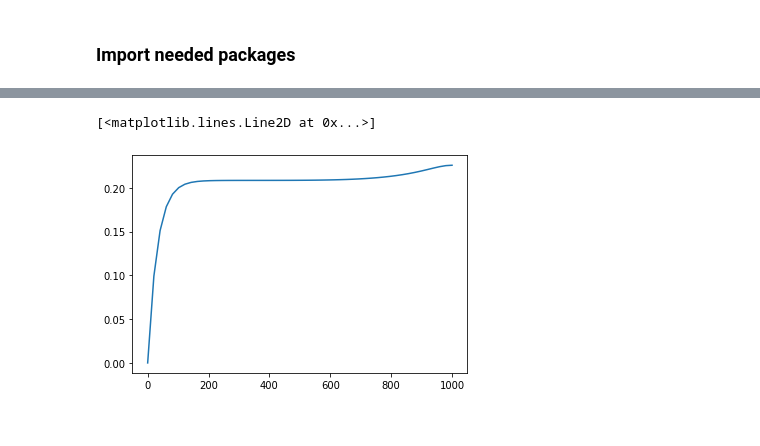
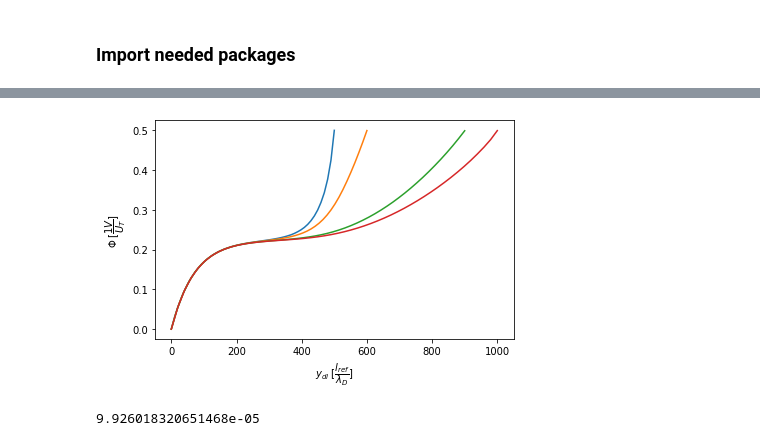
Before and after one commit to ColgateShots/PNP, a Jupyter notebook: FENICS_SOLVER_MESHED-ROT.ipynb, the cells around one changed output, grey strips where cells are left out. Cells and saved outputs as stored; diff of their text form; code cells hidden in the pictures.

```diff
--- a/FENICS_SOLVER_MESHED-ROT.ipynb
+++ b/FENICS_SOLVER_MESHED-ROT.ipynb
@@ -104,8 +100,26 @@ plt.plot(np.linspace(0,900),[S1(200,x,0) for x in np.linspace(0,900)])
-# %%
-plt.plot(np.linspace(0,1000),[S1(300,x,0) for x in np.linspace(0,1000)])
-# %% [output]
-[<matplotlib.lines.Line2D at 0x...>]
-[figure, removed]
+# %%
+fig = plt.figure()
+ax = fig.add_subplot()
+
+ax.plot(np.linspace(0,500),[S1(0,x,0) for x in np.linspace(0,500)])
+ax.plot(np.linspace(0,600),[S1(100,x,0) for x in np.linspace(0,600)])
+ax.plot(np.linspace(0,900),[S1(200,x,0) for x in np.linspace(0,900)])
+ax.plot(np.linspace(0,1000),[S1(224,x,0) for x in np.linspace(0,1000)])
+
+ax.set_ylabel("$ \Phi\;[\dfrac{1V}{U_T}]$")
+ax.set_xlabel("$ y_{dl}\;[\dfrac{l_{ref}}{\lambda_D}]$")
+fig.tight_layout()
+plt.savefig("POT_ROT.png")
+# %% [output]
+[figure, added]
+# %%
+#plt.plot(np.linspace(0,500),[S2(0,x,0) for x in np.linspace(0,500)])
+#plt.plot(np.linspace(0,600),[S2(100,x,0) for x in np.linspace(0,600)])
+#plt.plot(np.linspace(0,900),[S2(200,x,0) for x in np.linspace(0,900)])
+#plt.plot(np.linspace(0,1000),[S2(500,x,0) for x in np.linspace(0,1000)])
+S2(500,1000,0)
+# %% [output]
+9.926018320651468e-05
 # %%
 import matplotlib.tri as tri
 
```
Also changed, not shown: parts of 10 cells of this notebook, 1 other file.
